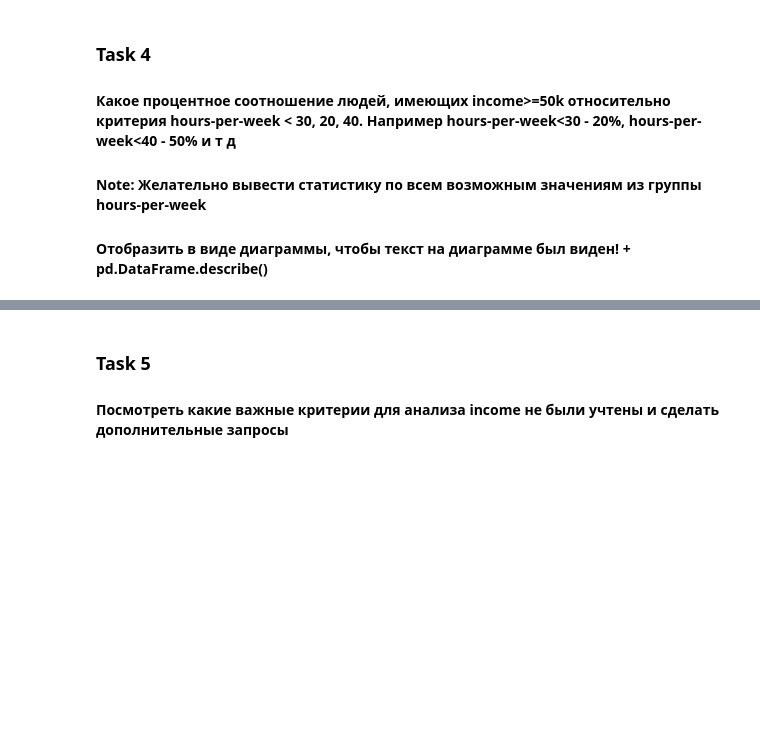
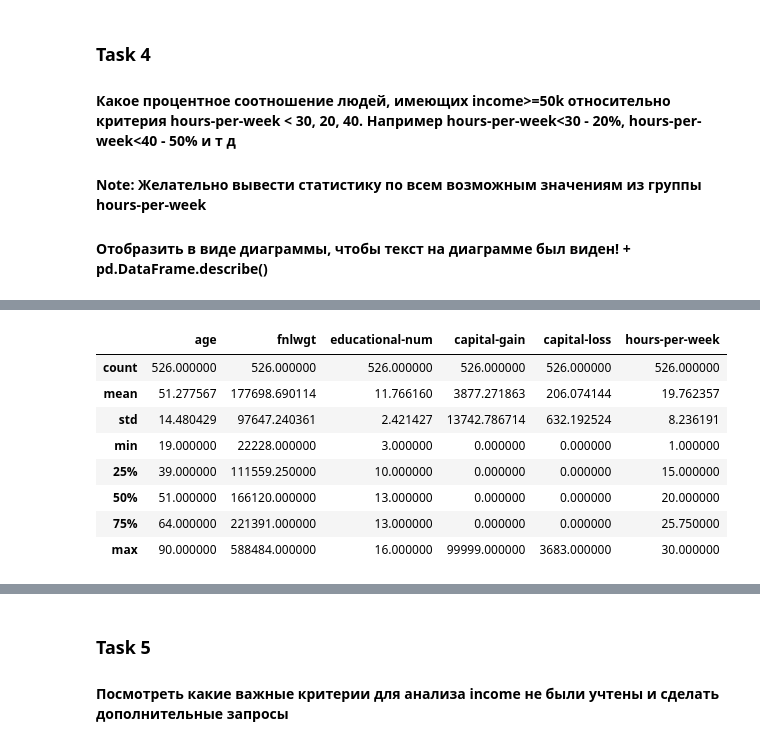
Before and after one commit to PolinaLegusheva/pandas, a Jupyter notebook: Untitled.ipynb, the cells around one changed output, grey strips where cells are left out. Drawn from its saved outputs; the diff is of its cells as text; code cells hidden in the pictures; blank space fills up the shorter version.

```diff
--- a/Untitled.ipynb
+++ b/Untitled.ipynb
@@ -178 +187,13 @@ hour_per_week30_more50
+# %%
+hour_week30.describe()
+# %% [output]
+|  | age | fnlwgt | educational-num | capital-gain | capital-loss | hours-per-week |
+| count | 526.000000 | 526.000000 | 526.000000 | 526.000000 | 526.000000 | 526.000000 |
+| mean | 51.277567 | 177698.690114 | 11.766160 | 3877.271863 | 206.074144 | 19.762357 |
+| std | 14.480429 | 97647.240361 | 2.421427 | 13742.786714 | 632.192524 | 8.236191 |
+| min | 19.000000 | 22228.000000 | 3.000000 | 0.000000 | 0.000000 | 1.000000 |
+| 25% | 39.000000 | 111559.250000 | 10.000000 | 0.000000 | 0.000000 | 15.000000 |
+| 50% | 51.000000 | 166120.000000 | 13.000000 | 0.000000 | 0.000000 | 20.000000 |
+| 75% | 64.000000 | 221391.000000 | 13.000000 | 0.000000 | 0.000000 | 25.750000 |
+| max | 90.000000 | 588484.000000 | 16.000000 | 99999.000000 | 3683.000000 | 30.000000 |
 # %%
```
Also changed, not shown: parts of 10 cells of this notebook.
